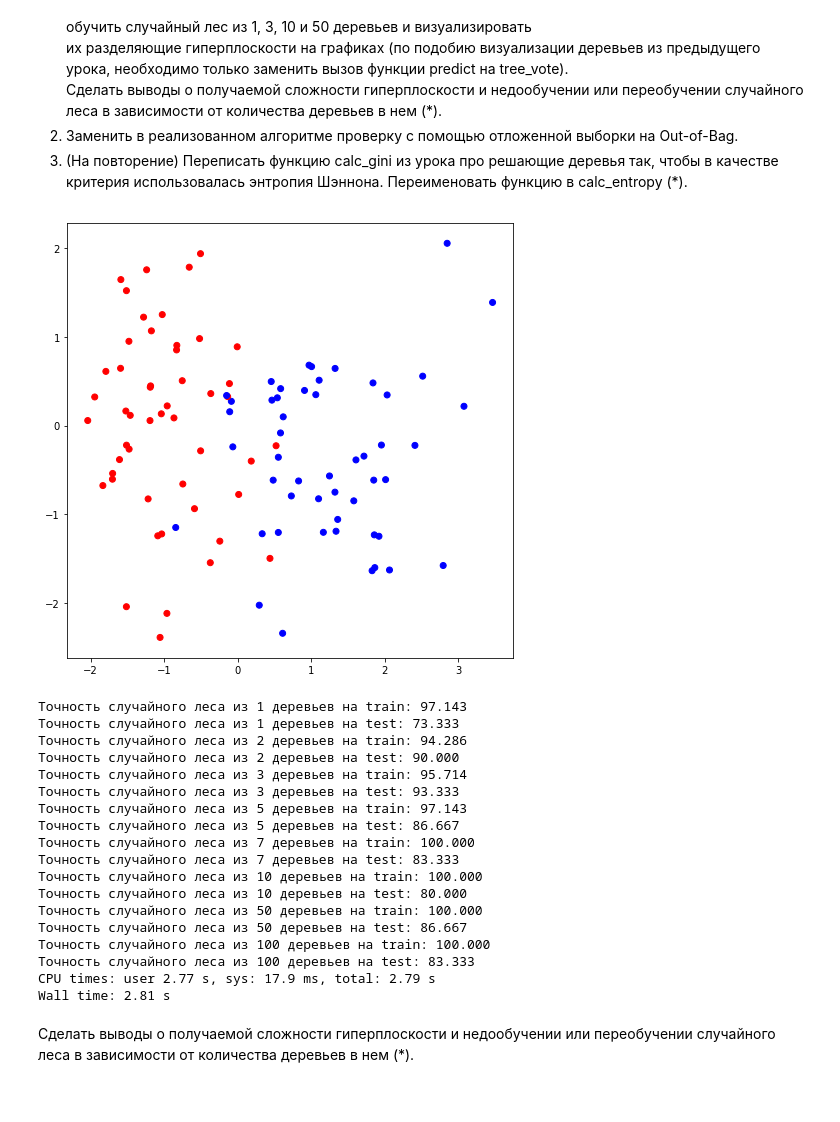
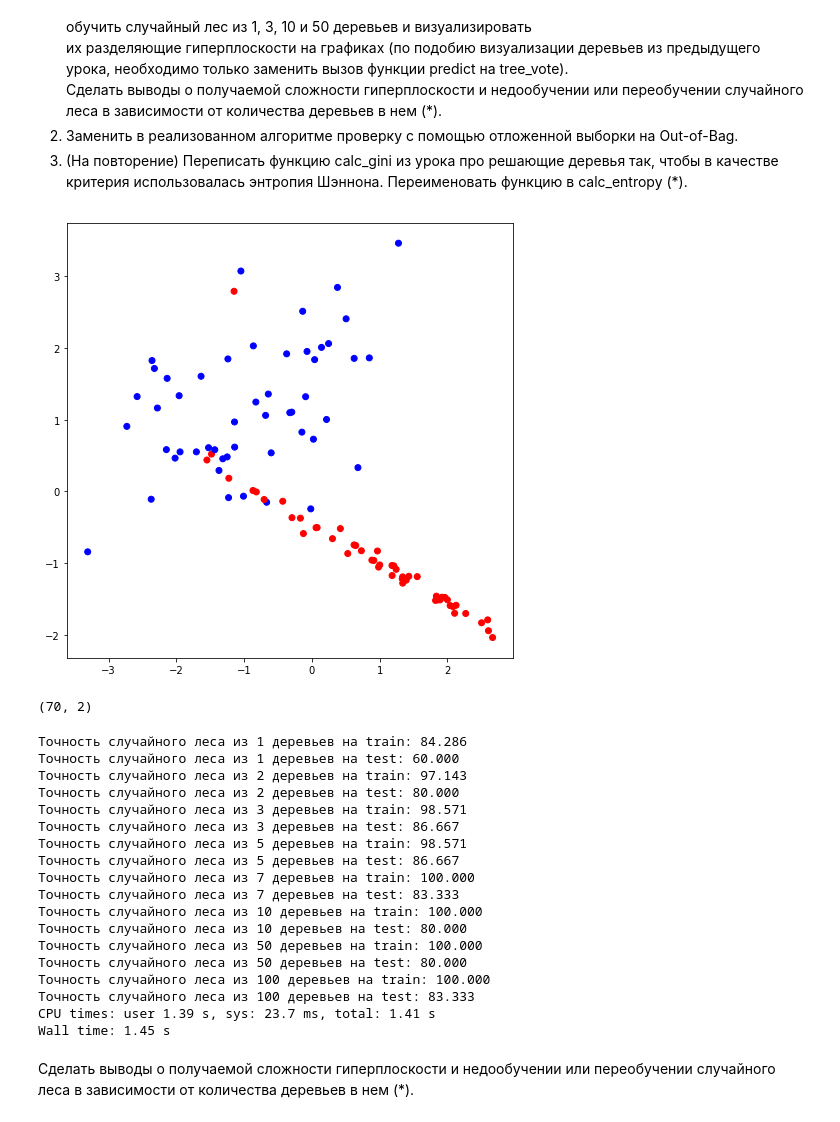
Before and after one commit to daniilstv/DS_algorithms, a Jupyter notebook: Lesson5_hw.ipynb, the cells around one changed output. Saved outputs shown, nothing was run; the diff lists cells and outputs as text; code cells hidden in the pictures.

Commit message:
fix meshgrid plot

```diff
--- a/Lesson5_hw.ipynb
+++ b/Lesson5_hw.ipynb
@@ -385,23 +385,27 @@ print(f'Точность случайного леса из {n_trees} дерев
 3. (На повторение) Переписать функцию calc_gini из урока про решающие деревья так, чтобы в качестве критерия использовалась энтропия Шэннона. Переименовать функцию в calc_entropy (*).
 # %%
 # сгенерируем данные
-classification_data, classification_labels = datasets.make_classification(n_features = 5, n_informative = 2,
+classification_data, classification_labels = datasets.make_classification(n_features = 2, n_informative = 2,
                                                       n_classes = 2, n_redundant=0,
                                                       n_clusters_per_class=1, random_state=33)
 
 colors = ListedColormap(['red', 'blue'])
 light_colors = ListedColormap(['lightcoral', 'lightblue'])
 
 plt.figure(figsize=(8,8))
 plt.scatter(list(map(lambda x: x[0], classification_data)), list(map(lambda x: x[1], classification_data)),
               c=classification_labels, cmap=colors);
 # %% [output]
-[figure, old version]
+[figure, new version]
 # %%
 train_data, test_data, train_labels, test_labels = model_selection.train_test_split(classification_data,
                                                                                      classification_labels,
                                                                                      test_size = 0.3,
                                                                                      random_state = 1)
+# %%
+train_data.shape
+# %% [output]
+(70, 2)
 # %%
 # Визуализируем дерево на графике
 def get_meshgrid(data, step=.05, border=1.2):
@@ -411,6 +415,7 @@ def get_meshgrid(data, step=.05, border=1.2):
 # %%
 %%time
 n_trees = (1,2, 3,5,7, 10, 50, 100)
+forests = []
 for i in n_trees:
     n_trees = i
     my_forest = random_forest(train_data, train_labels, n_trees)
@@ -422,25 +427,28 @@ for i in n_trees:
     test_answs = tree_vote(my_forest, test_data)
     test_acc = accuracy_metric(test_labels, test_answs)
     print(f'Точность случайного леса из {n_trees} деревьев на test: {test_acc:.3f}')
+#     name = 'my_forest_' + str(i)
+    forests.append(my_forest)
+#     forests(name) = my_forest
 # %% [output]
-Точность случайного леса из 1 деревьев на train: 97.143
-Точность случайного леса из 1 деревьев на test: 73.333
-Точность случайного леса из 2 деревьев на train: 94.286
-Точность случайного леса из 2 деревьев на test: 90.000
-Точность случайного леса из 3 деревьев на train: 95.714
-Точность случайного леса из 3 деревьев на test: 93.333
-Точность случайного леса из 5 деревьев на train: 97.143
+Точность случайного леса из 1 деревьев на train: 84.286
+Точность случайного леса из 1 деревьев на test: 60.000
+Точность случайного леса из 2 деревьев на train: 97.143
+Точность случайного леса из 2 деревьев на test: 80.000
+Точность случайного леса из 3 деревьев на train: 98.571
+Точность случайного леса из 3 деревьев на test: 86.667
+Точность случайного леса из 5 деревьев на train: 98.571
 Точность случайного леса из 5 деревьев на test: 86.667
 Точность случайного леса из 7 деревьев на train: 100.000
 Точность случайного леса из 7 деревьев на test: 83.333
 Точность случайного леса из 10 деревьев на train: 100.000
 Точность случайного леса из 10 деревьев на test: 80.000
 Точность случайного леса из 50 деревьев на train: 100.000
-Точность случайного леса из 50 деревьев на test: 86.667
+Точность случайного леса из 50 деревьев на test: 80.000
 Точность случайного леса из 100 деревьев на train: 100.000
 Точность случайного леса из 100 деревьев на test: 83.333
-CPU times: user 2.77 s, sys: 17.9 ms, total: 2.79 s
-Wall time: 2.81 s
+CPU times: user 1.39 s, sys: 23.7 ms, total: 1.41 s
+Wall time: 1.45 s
 # %% [markdown]
 Сделать выводы о получаемой сложности гиперплоскости и недообучении или переобучении случайного леса в зависимости от количества деревьев в нем (*).
 # %% [markdown]
```
Also changed, not shown: parts of 9 cells of this notebook.
